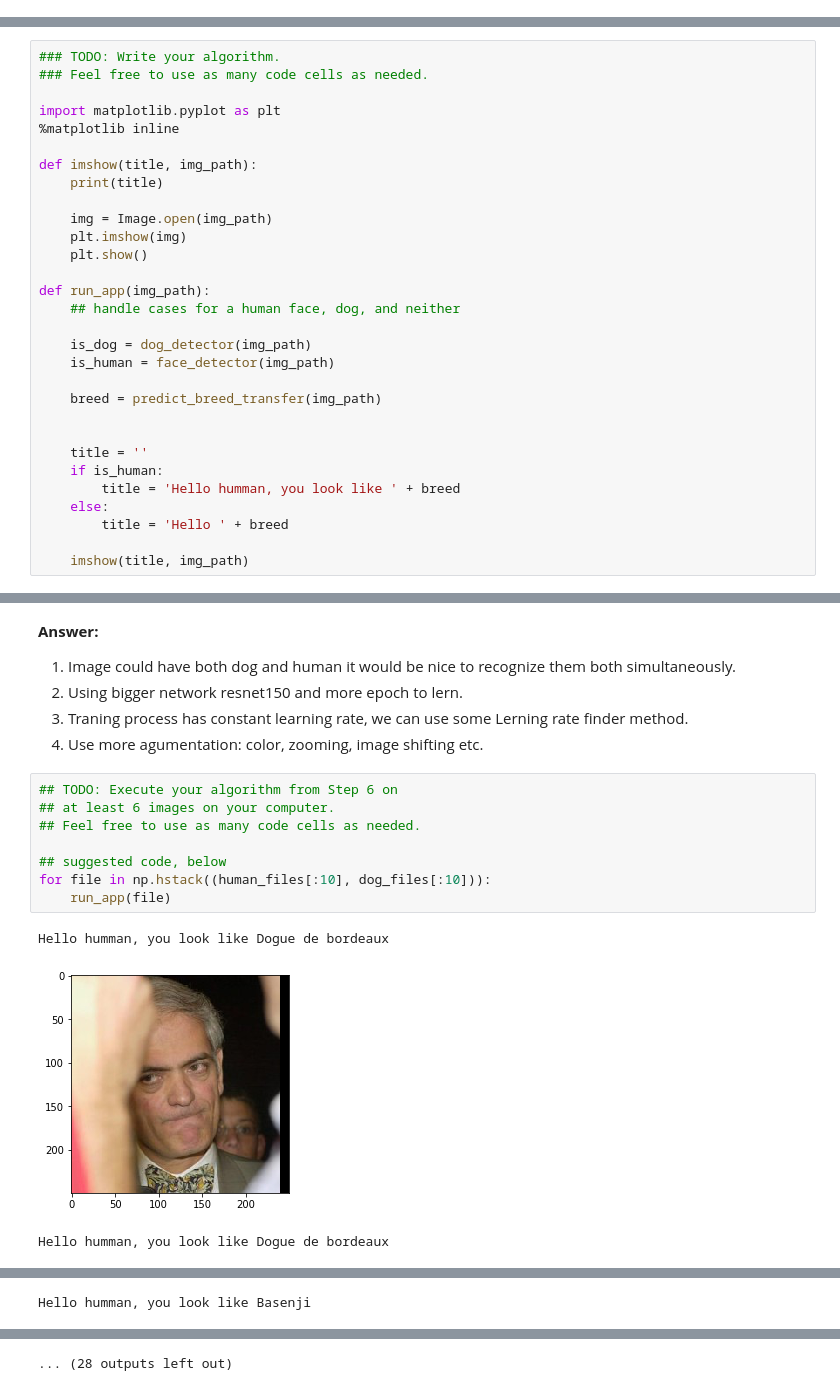
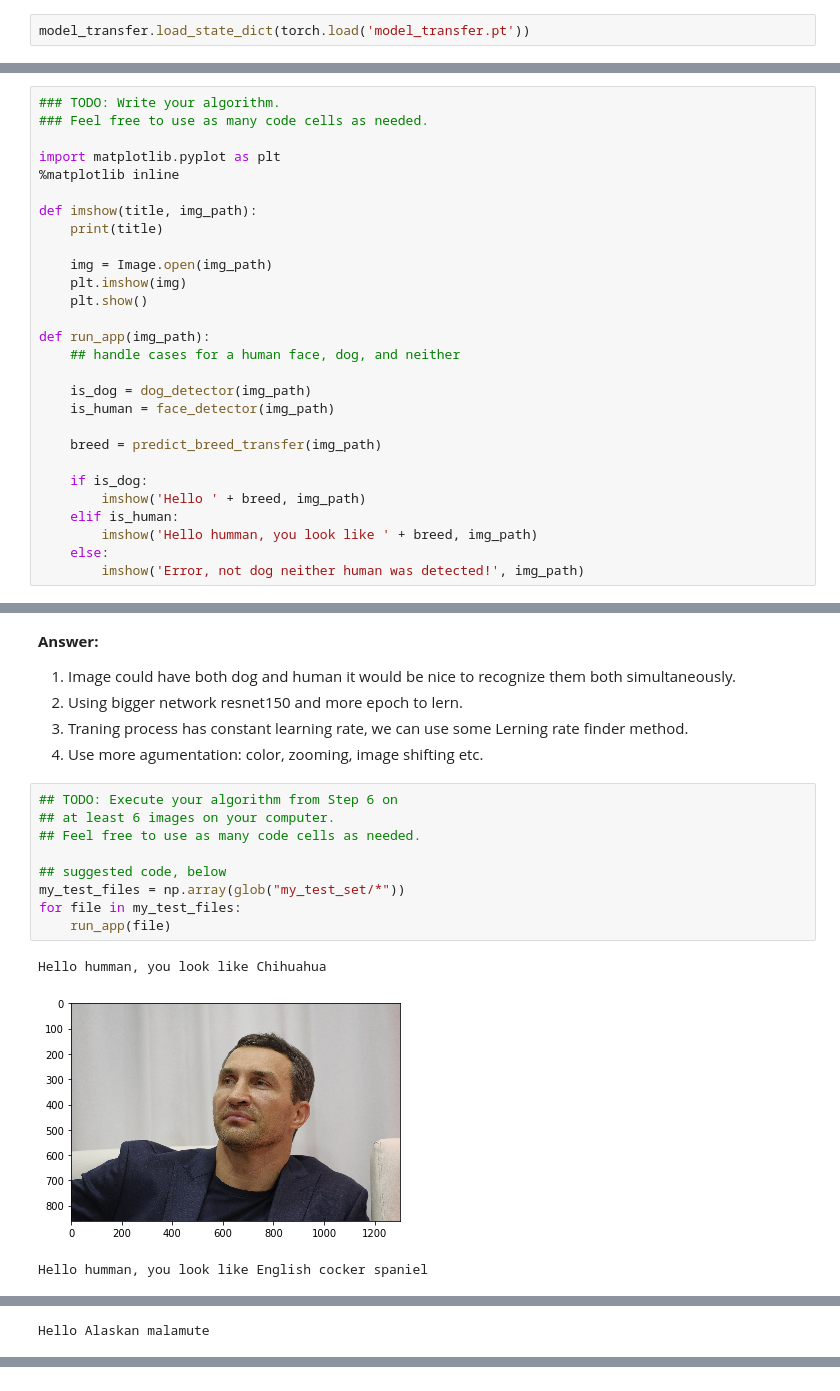
Before and after one commit to kugmax/dog-classifier, a Jupyter notebook: model/dog_app.ipynb, the cells around one changed output, grey strips where cells are left out. Drawn from its saved outputs; the diff is of its cells as text.

Commit message:
fix: added my test set; added Error output to app_run

```diff
--- a/model/dog_app.ipynb
+++ b/model/dog_app.ipynb
@@ -925,3 +925,5 @@ import torch
 use_cuda = torch.cuda.is_available()
 # %%
 torch.cuda.empty_cache()
+# %%
+model_transfer.load_state_dict(torch.load('model_transfer.pt'))
@@ -1048,14 +1052,12 @@ def run_app(img_path):
 
     breed = predict_breed_transfer(img_path)
 
-
-    title = ''
-    if is_human:
-        title = 'Hello humman, you look like ' + breed
+    if is_dog:
+        imshow('Hello ' + breed, img_path)
+    elif is_human:
+        imshow('Hello humman, you look like ' + breed, img_path)
     else:
-        title = 'Hello ' + breed
-
-    imshow(title, img_path)
+        imshow('Error, not dog neither human was detected!', img_path)
 # %% [markdown]
 ---
 <a id='step6'></a>
@@ -1078,12 +1080,13 @@ __Answer:__
 # %%
 ## TODO: Execute your algorithm from Step 6 on
 ## at least 6 images on your computer.
 ## Feel free to use as many code cells as needed.
 
 ## suggested code, below
-for file in np.hstack((human_files[:10], dog_files[:10])):
+my_test_files = np.array(glob("my_test_set/*"))
+for file in my_test_files:
     run_app(file)
 # %% [output]
-Hello humman, you look like Dogue de bordeaux
+Hello humman, you look like Chihuahua
-[figure, old version]
+[figure, new version]
-Hello humman, you look like Dogue de bordeaux
+Hello humman, you look like English cocker spaniel
@@ -1091 +1094 @@ Hello humman, you look like Dogue de bordeaux
-Hello humman, you look like Basenji
+Hello Alaskan malamute
@@ -1099 +1101,0 @@ Hello humman, you look like Chihuahua
-... (28 outputs left out)
```
Also changed, not shown: parts of 5 cells of this notebook, 8 other files.
